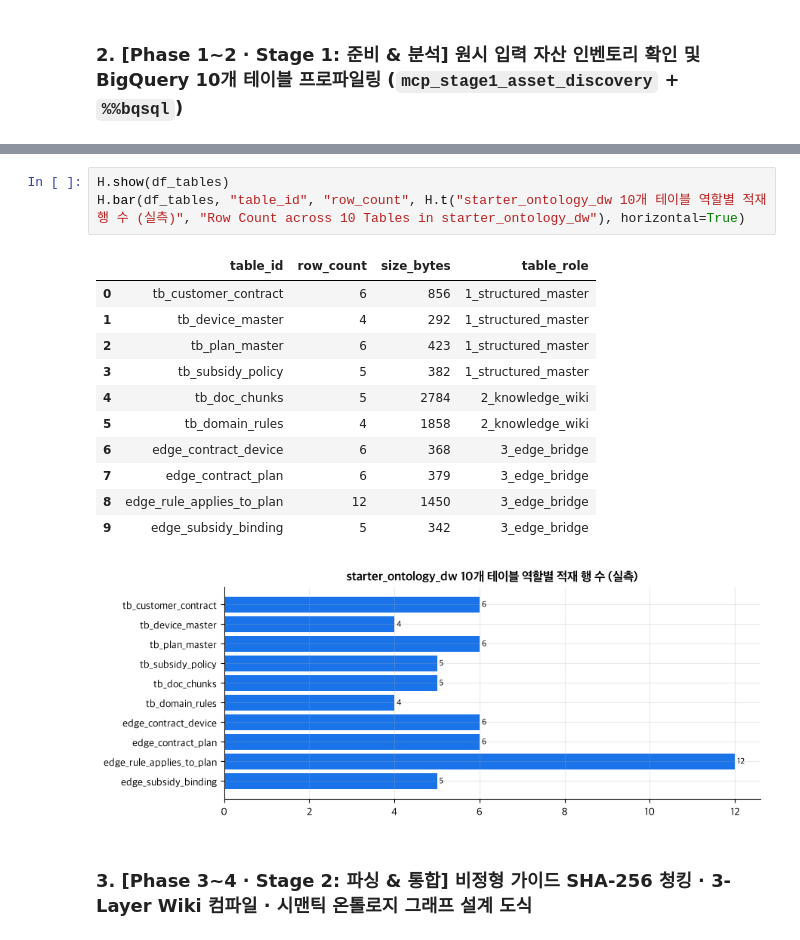
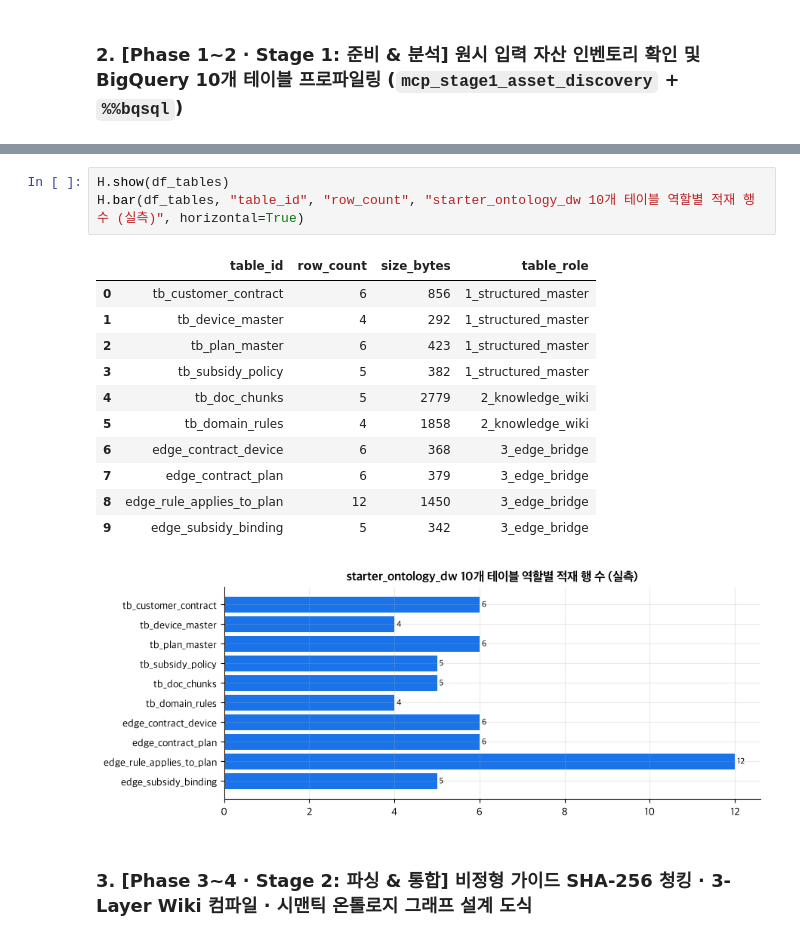
Before and after one commit to seanjungG/agentic-ontology-starter, a Jupyter notebook: notebooks/ko/stage0_overview_walkthrough_ko.ipynb, the cells around one changed output, grey strips where cells are left out. Cells and saved outputs as stored; diff of their text form.

```diff
--- a/notebooks/ko/stage0_overview_walkthrough_ko.ipynb
+++ b/notebooks/ko/stage0_overview_walkthrough_ko.ipynb
@@ -100,14 +100,14 @@ ORDER BY table_role, table_id
 [10 rows x 4 columns in total]
 # %%
 H.show(df_tables)
-H.bar(df_tables, "table_id", "row_count", H.t("starter_ontology_dw 10개 테이블 역할별 적재 행 수 (실측)", "Row Count across 10 Tables in starter_ontology_dw"), horizontal=True)
+H.bar(df_tables, "table_id", "row_count", "starter_ontology_dw 10개 테이블 역할별 적재 행 수 (실측)", horizontal=True)
 # %% [output]
 |  | table_id | row_count | size_bytes | table_role |
 | 0 | tb_customer_contract | 6 | 856 | 1_structured_master |
 | 1 | tb_device_master | 4 | 292 | 1_structured_master |
 | 2 | tb_plan_master | 6 | 423 | 1_structured_master |
 | 3 | tb_subsidy_policy | 5 | 382 | 1_structured_master |
-| 4 | tb_doc_chunks | 5 | 2784 | 2_knowledge_wiki |
+| 4 | tb_doc_chunks | 5 | 2779 | 2_knowledge_wiki |
 | 5 | tb_domain_rules | 4 | 1858 | 2_knowledge_wiki |
 | 6 | edge_contract_device | 6 | 368 | 3_edge_bridge |
 | 7 | edge_contract_plan | 6 | 379 | 3_edge_bridge |
```
Also changed, not shown: parts of 10 cells of this notebook, 17 other files.
